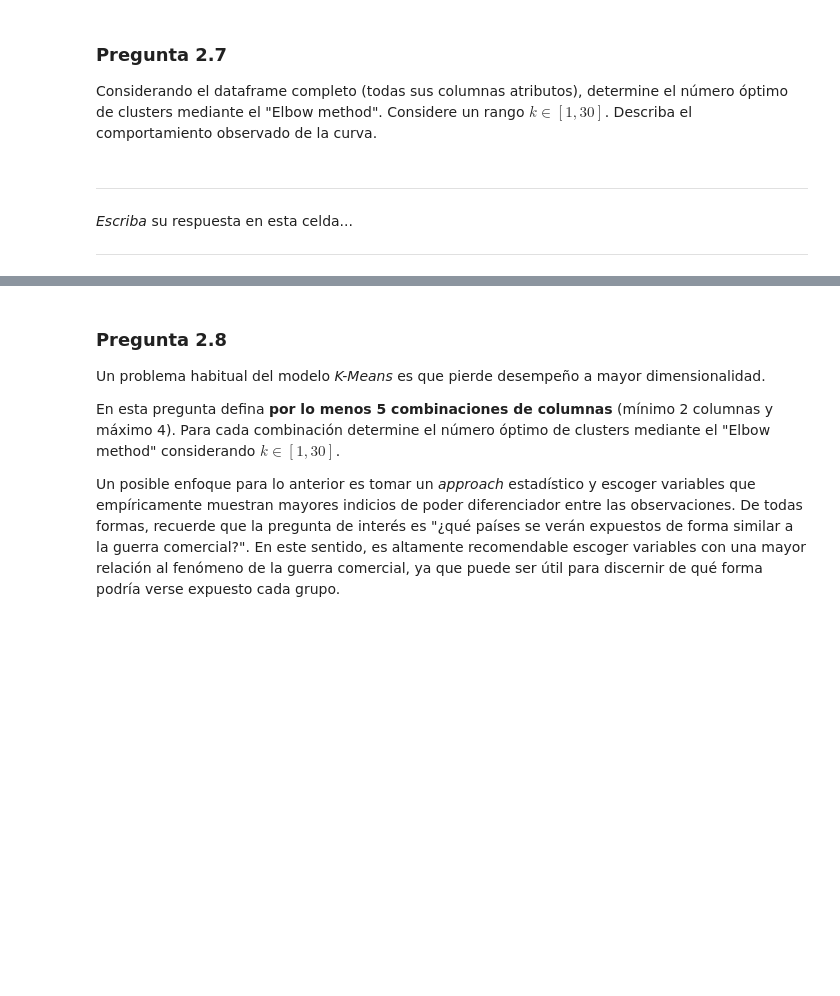
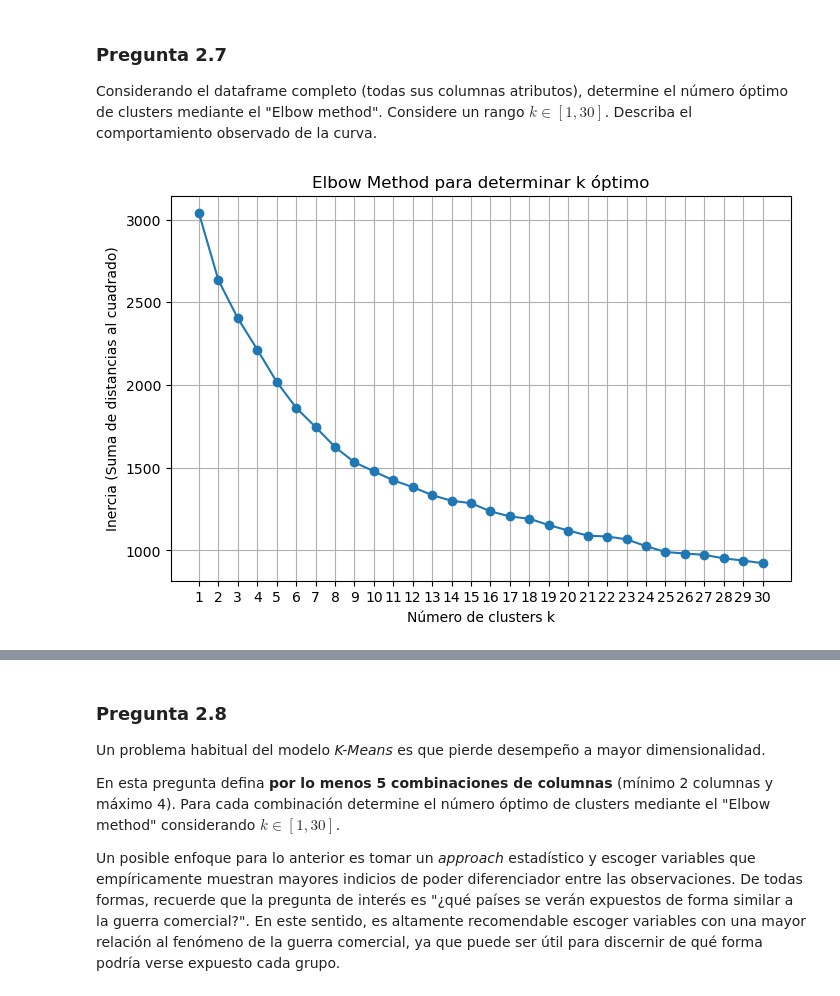
Before and after one commit to GabOqueli-16062022/Aplicaciones_Machine_Learning_economia, a Jupyter notebook: Tarea II/Tarea_2.ipynb, the cells around one changed output, grey strips where cells are left out. Drawn from its saved outputs; the diff is of its cells as text; code cells hidden in the pictures; blank space fills up the shorter version.

```diff
--- a/Tarea II/Tarea_2.ipynb
+++ b/Tarea II/Tarea_2.ipynb
@@ -1996,3 +1996,21 @@ Para el tratamiento, se estableció un criterio basado en la proporción de outl
 Realice _feature engineering_ de las variables numéricas (para luego entrenar un modelo _K-Means_ con estas). Realice los ajustes que estime conveniente, pero su tratamiento debe incluir por lo menos estandarización de las variables.
 
 Más adelante se le pedirá comentar sobre los resultados de sus modelos, por lo que considere que sus decisiones podrían condicionar futuras preguntas.
+# %%
+# Extraer características numéricas
+X_numeric = df[num_cols_remaining].copy()
+
+# Estandarizar con StandardScaler
+scaler = StandardScaler()
+X_scaled_array = scaler.fit_transform(X_numeric)
+X_scaled = pd.DataFrame(X_scaled_array, columns=num_cols_remaining, index=df.index)
+
+# Construir DataFrame final de features
+df_features = pd.concat([
+    df[["Country"]].reset_index(drop=True),
+    X_scaled.reset_index(drop=True)
+], axis=1)
+
+# Mostrar resultado
+print("=== Primeras filas de las features estandarizadas ===")
+display(df_features.head())
@@ -2002,14 +2044,27 @@ Más adelante se le pedirá comentar sobre los resultados de sus modelos, por lo
 ### Pregunta 2.7
 
 Considerando el dataframe completo (todas sus columnas atributos), determine el número óptimo de clusters mediante el "Elbow method". Considere un rango $k \in [1, 30]$. Describa el comportamiento observado de la curva.
-# %% [markdown]
-
-
-
----
-
-
-*Escriba* su respuesta en esta celda...
-
-
----
+# %%
+# Extraer solo las columnas estandarizadas (sin 'Country')
+X_for_kmeans = df_features[num_cols_remaining].values
+
+#  Calcular la inercia para k en [1, 30]
+inertia_values = []
+k_range = range(1, 31)
+
+for k in k_range:
+    kmeans = KMeans(n_clusters=k, random_state=42, n_init=10)
+    kmeans.fit(X_for_kmeans)
+    inertia_values.append(kmeans.inertia_)
+
+# Graficar la curva de Elbow
+plt.figure(figsize=(8, 5))
+plt.plot(k_range, inertia_values, marker='o', linestyle='-')
+plt.xticks(k_range)
+plt.xlabel("Número de clusters k")
+plt.ylabel("Inercia (Suma de distancias al cuadrado)")
+plt.title("Elbow Method para determinar k óptimo")
+plt.grid(True)
+plt.show()
+# %% [output]
+[figure, added]
```
Also changed, not shown: parts of 31 cells of this notebook.
